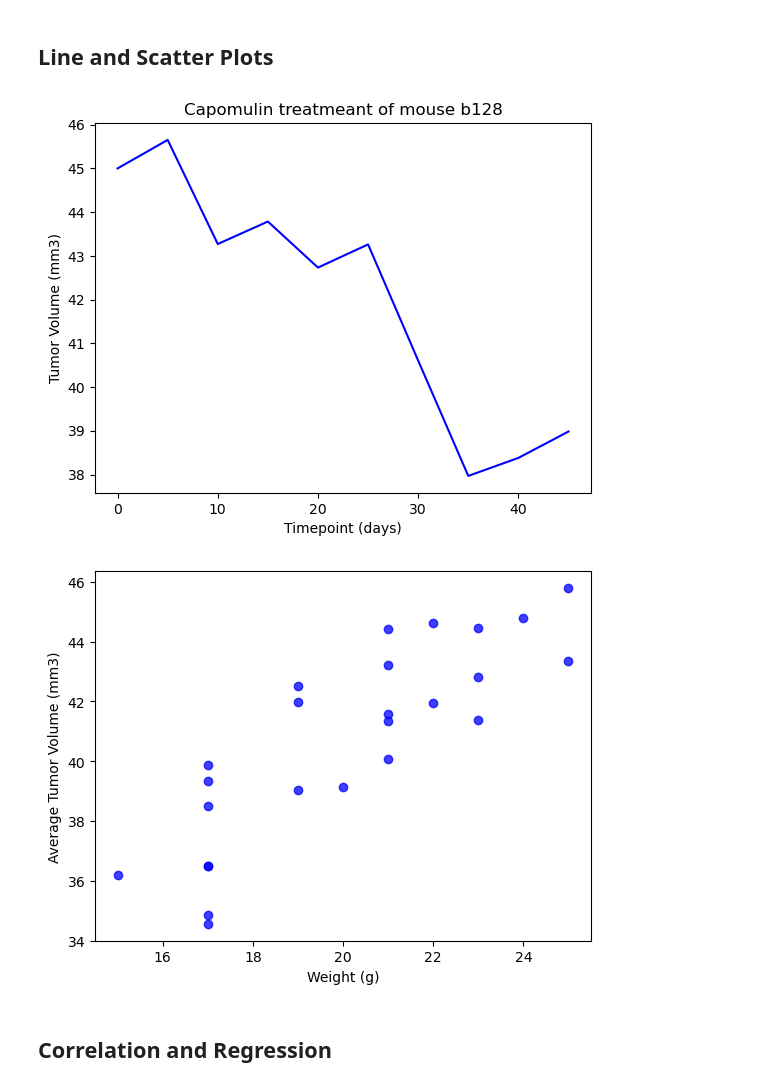
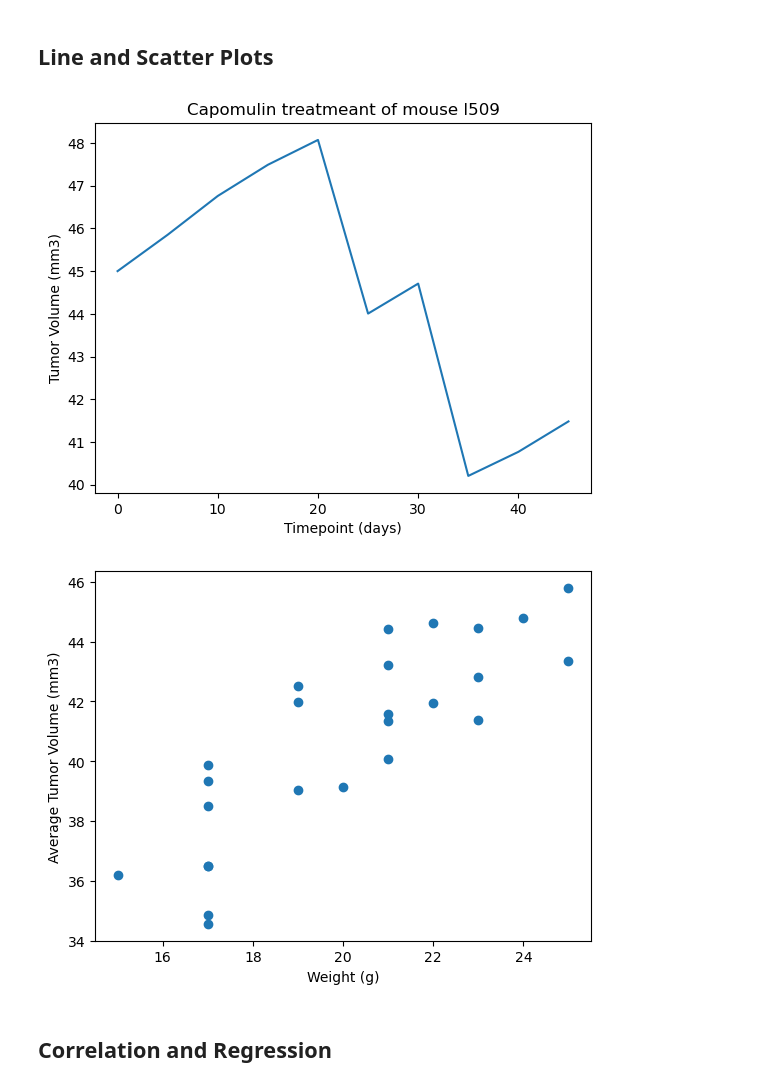
Before and after one commit to zachary-mason/module05-challenge, a Jupyter notebook: Pymaceuticals/pymaceuticals_Mason_final.ipynb, the cells around one changed output. Saved outputs shown, nothing was run; the diff lists cells and outputs as text; code cells hidden in the pictures.

```diff
--- a/Pymaceuticals/pymaceuticals_Mason_final.ipynb
+++ b/Pymaceuticals/pymaceuticals_Mason_final.ipynb
@@ -239,28 +237,27 @@ plt.show()
 # %%
 # Generate a line plot of tumor volume vs. time point for a single mouse treated with Capomulin
 capomulin_data = cleaned_mouse_data_df[cleaned_mouse_data_df["Drug Regimen"] == "Capomulin"]
-mouse_id = capomulin_data["Mouse ID"].iloc[0]
+mouse_id = "l509"
 one_mouse_data = capomulin_data[capomulin_data["Mouse ID"] == mouse_id]
 
-plt.plot(one_mouse_data["Timepoint"], one_mouse_data["Tumor Volume (mm3)"], color='blue', linestyle='-')
+plt.plot(one_mouse_data["Timepoint"], one_mouse_data["Tumor Volume (mm3)"], color='tab:blue', linestyle='-')
 plt.xlabel("Timepoint (days)")
 plt.ylabel("Tumor Volume (mm3)")
 plt.title(f"Capomulin treatmeant of mouse {mouse_id}")
 plt.show()
 # %% [output]
-[figure, old version]
+[figure, new version]
 # %%
 # Generate a scatter plot of mouse weight vs. the average observed tumor volume for the entire Capomulin regimen
 capomulin_data = cleaned_mouse_data_df[cleaned_mouse_data_df["Drug Regimen"] == "Capomulin"]
-#capomulin_data
 capomulin_tumor_size = capomulin_data.groupby("Mouse ID")["Tumor Volume (mm3)"].mean()
 mouse_weights = capomulin_data.groupby("Mouse ID")["Weight (g)"].mean()
-plt.scatter(mouse_weights, capomulin_tumor_size, facecolors="blue", alpha=0.75)
+plt.scatter(mouse_weights, capomulin_tumor_size, facecolors="tab:blue", alpha=1)
 plt.xlabel("Weight (g)")
 plt.ylabel("Average Tumor Volume (mm3)")
 plt.show()
 # %% [output]
-[figure, old version]
+[figure, new version]
 # %% [markdown]
 ## Correlation and Regression
 # %%
```
Also changed, not shown: parts of 10 cells of this notebook.
